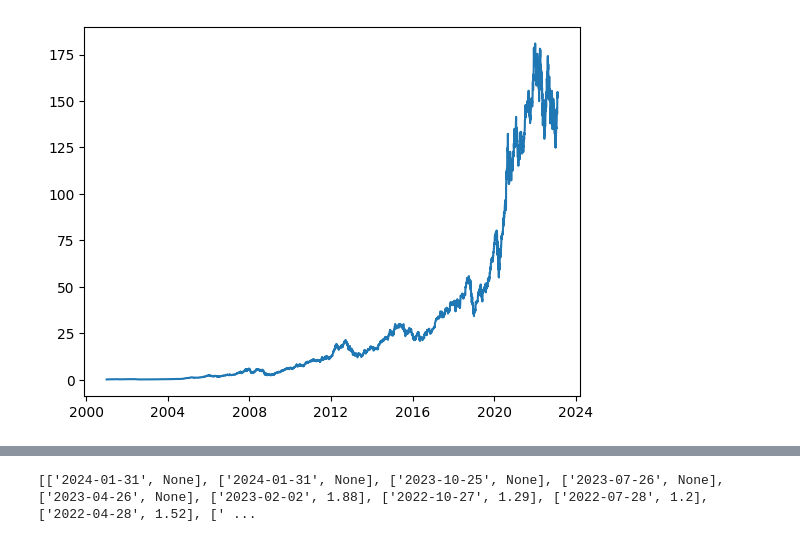
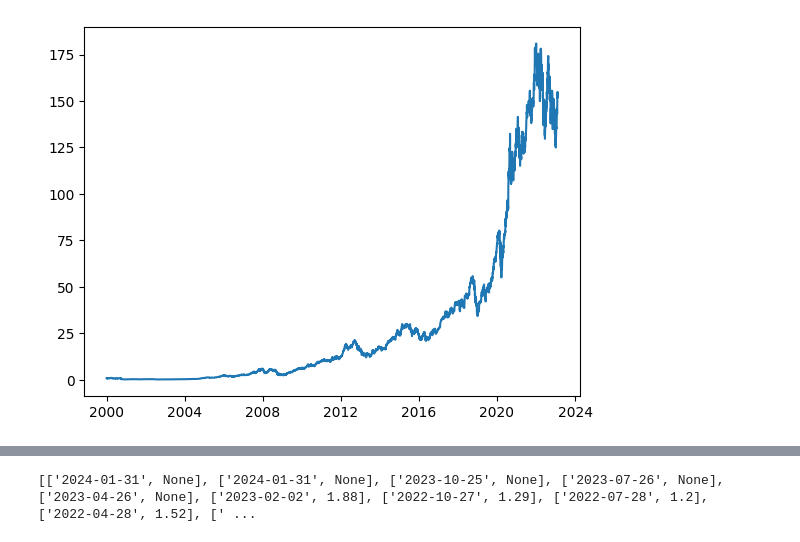
Before and after one commit to alonlerner/finance_project, a Jupyter notebook: find_gaps.ipynb, the cells around one changed output, grey strips where cells are left out. Cells and saved outputs as stored; diff of their text form; code cells hidden in the pictures.

```diff
--- a/find_gaps.ipynb
+++ b/find_gaps.ipynb
@@ -1,17 +1,19 @@
 # %%
 import yfinance
 from matplotlib import pyplot as plt
+import json
+from datetime import *
 
 stock_abbr = 'AAPL'
-start, end = '2000-12-31', '2023-12-31'
+start, end = '2000-01-01', '2023-12-31'
 
 stock_ticker = yfinance.Ticker(stock_abbr)
 stock = stock_ticker.history(start=start, end=end)
 
 plt.plot(stock['Close'])
 plt.show()
 # %% [output]
-[figure, old version]
+[figure, new version]
 # %%
 stock['High_t-1'] = stock.High.shift(1)
 stock['Low_t-1'] = stock.Low.shift(1)
```
Also changed, not shown: parts of 4 cells of this notebook.
